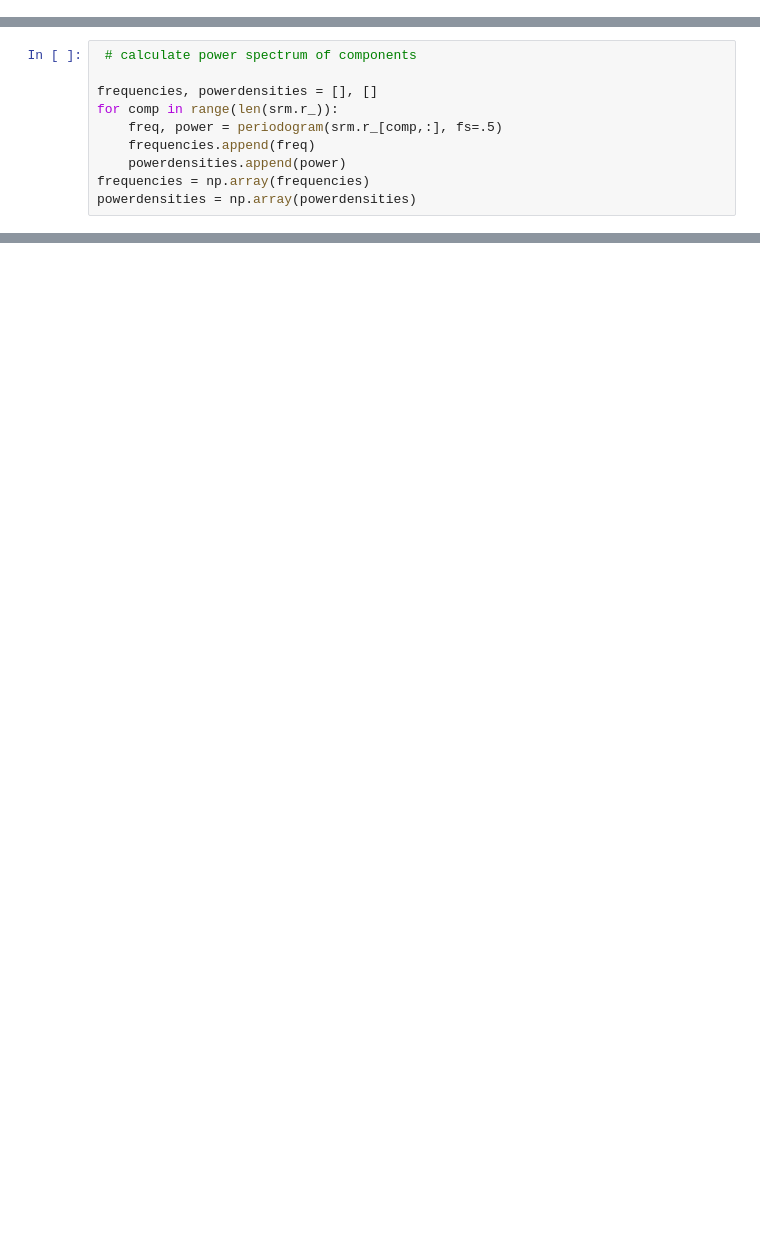
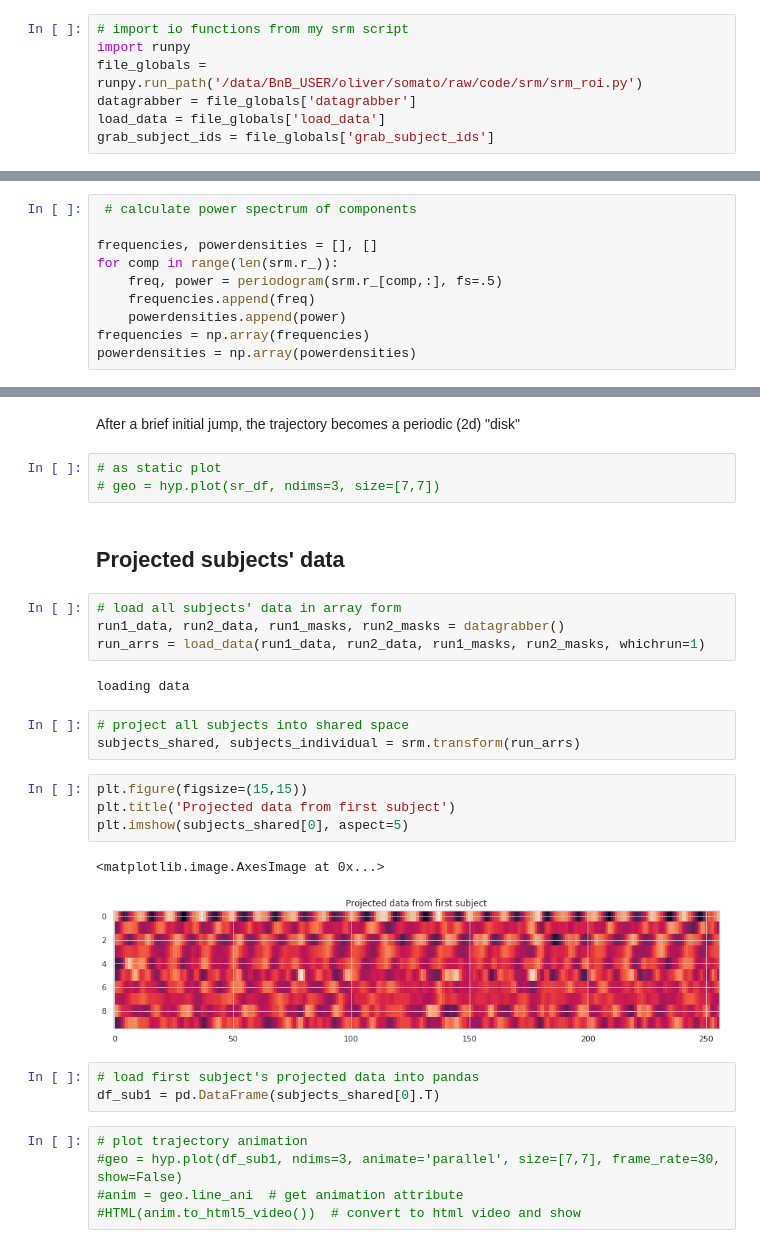
Before and after one commit to oliver-contier/somato_align, a Jupyter notebook: srm/plot_srm_roi.ipynb, the cells around one changed output, grey strips where cells are left out. Drawn from its saved outputs; the diff is of its cells as text; blank space fills up the shorter version.

```diff
--- a/srm/plot_srm_roi.ipynb
+++ b/srm/plot_srm_roi.ipynb
@@ -11 +23,8 @@ from numpy.fft import fft, rfft
 %matplotlib inline
+# %%
+# import io functions from my srm script
+import runpy
+file_globals = runpy.run_path('/data/BnB_USER/oliver/somato/raw/code/srm/srm_roi.py')
+datagrabber = file_globals['datagrabber']
+load_data = file_globals['load_data']
+grab_subject_ids = file_globals['grab_subject_ids']
@@ -73,0 +128,31 @@ plt.tight_layout()
+# %% [markdown]
+After a brief initial jump, the trajectory becomes a periodic (2d) "disk"
+# %%
+# as static plot
+# geo = hyp.plot(sr_df, ndims=3, size=[7,7])
+# %% [markdown]
+## Projected subjects' data
+# %%
+# load all subjects' data in array form
+run1_data, run2_data, run1_masks, run2_masks = datagrabber()
+run_arrs = load_data(run1_data, run2_data, run1_masks, run2_masks, whichrun=1)
+# %% [output]
+loading data
+# %%
+# project all subjects into shared space
+subjects_shared, subjects_individual = srm.transform(run_arrs)
+# %%
+plt.figure(figsize=(15,15))
+plt.title('Projected data from first subject')
+plt.imshow(subjects_shared[0], aspect=5)
+# %% [output]
+<matplotlib.image.AxesImage at 0x...>
+[figure, added]
+# %%
+# load first subject's projected data into pandas
+df_sub1 = pd.DataFrame(subjects_shared[0].T)
+# %%
+# plot trajectory animation
+#geo = hyp.plot(df_sub1, ndims=3, animate='parallel', size=[7,7], frame_rate=30, show=False)
+#anim = geo.line_ani  # get animation attribute
+#HTML(anim.to_html5_video())  # convert to html video and show
```
Also changed, not shown: parts of 19 cells of this notebook, 4 other files.
